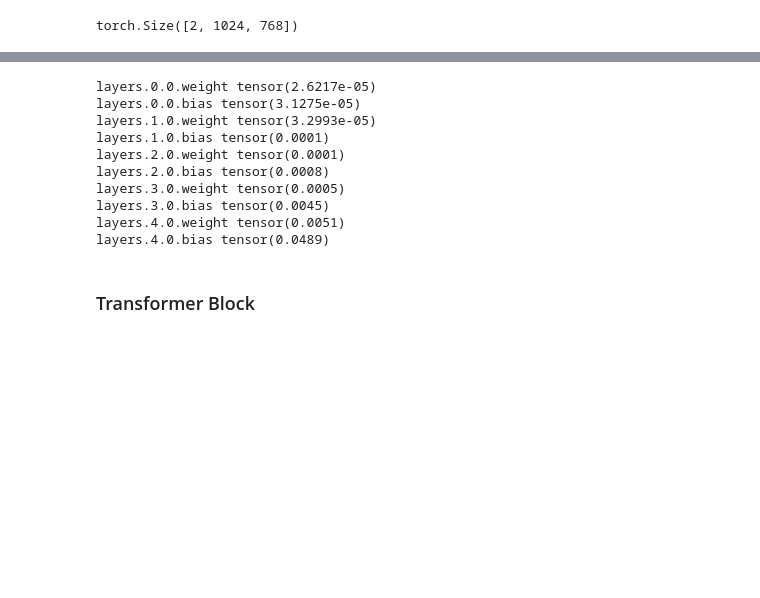
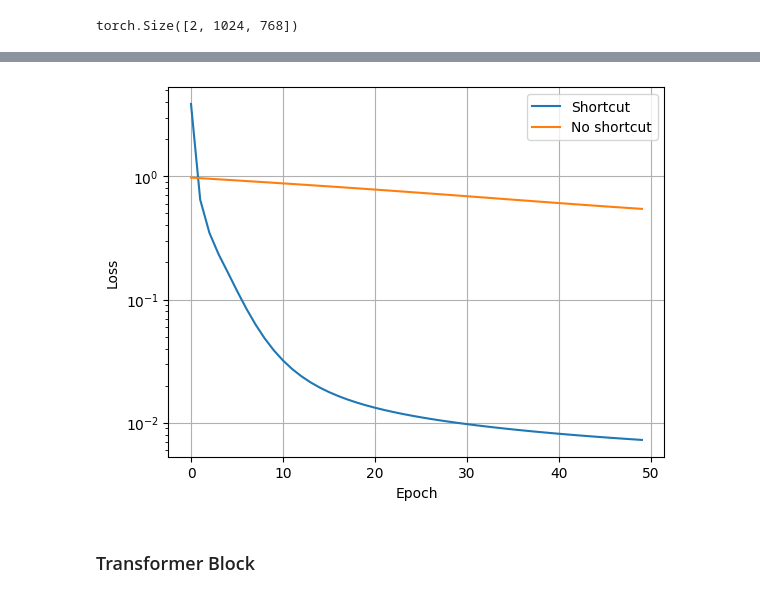
Before and after one commit to crs17/sturnus, a Jupyter notebook: notebooks/HCA-GPT.ipynb, the cells around one changed output, grey strips where cells are left out. Saved outputs shown, nothing was run; the diff lists cells and outputs as text; code cells hidden in the pictures; blank space fills up the shorter version.

```diff
--- a/notebooks/HCA-GPT.ipynb
+++ b/notebooks/HCA-GPT.ipynb
@@ -560,10 +374,7 @@ class ShortcutExampleNN(torch.nn.Module):
         self.layers = torch.nn.ModuleList(
             [
                 torch.nn.Sequential(
-                    torch.nn.Linear(
-                        1 if i == 0 else 5,
-                        1 if i == count_layers -1 else 5
-                    ),
+                    torch.nn.Linear(10, 10),
                     torch.nn.GELU(approximate='tanh')
                 )
                 for i in range(count_layers)
@@ -577,9 +388,3 @@ class ShortcutExampleNN(torch.nn.Module):
             else:
                 x = layer(x)
         return x
-# %%
-senn = ShortcutExampleNN(count_layers=5, use_shortcut=True)
-
-x = torch.randn(1)
-y = senn(x)
-print(y)
@@ -617,16 +391,37 @@ layers.4.0.bias tensor(0.5259)
-# %%
-print_gradient(ShortcutExampleNN(count_layers=5, use_shortcut=False), x)
-# %% [output]
-layers.0.0.weight tensor(2.6217e-05)
-layers.0.0.bias tensor(3.1275e-05)
-layers.1.0.weight tensor(3.2993e-05)
-layers.1.0.bias tensor(0.0001)
-layers.2.0.weight tensor(0.0001)
-layers.2.0.bias tensor(0.0008)
-layers.3.0.weight tensor(0.0005)
-layers.3.0.bias tensor(0.0045)
-layers.4.0.weight tensor(0.0051)
-layers.4.0.bias tensor(0.0489)
+# %%
+def train_shortcut_example(model, x, target):
+    losses = []
+    optimizer = torch.optim.SGD(model.parameters(), lr=0.1)
+    for i in range(50):
+        y = model(x)
+        loss = torch.nn.MSELoss()(y, target)
+        loss.backward()
+        optimizer.step()
+        optimizer.zero_grad()
+        losses.append(loss.item())
+    return losses
+
+torch.manual_seed(42)
+x = torch.randn(10)
+target = torch.randn(10)
+
+losses_shortcut = train_shortcut_example(
+    ShortcutExampleNN(count_layers=10, use_shortcut=True), x, target
+)
+losses_no_shortcut = train_shortcut_example(
+    ShortcutExampleNN(count_layers=10, use_shortcut=False), x, target
+)
+
+plt.plot(losses_shortcut, label='Shortcut')
+plt.plot(losses_no_shortcut, label='No shortcut')
+plt.legend()
+plt.yscale('log')
+plt.grid()
+plt.xlabel('Epoch')
+plt.ylabel('Loss')
+plt.show()
+# %% [output]
+[figure, added]
 # %% [markdown]
 ### Transformer Block
 # %%
```
Also changed, not shown: parts of 30 cells of this notebook, 1 other file.
